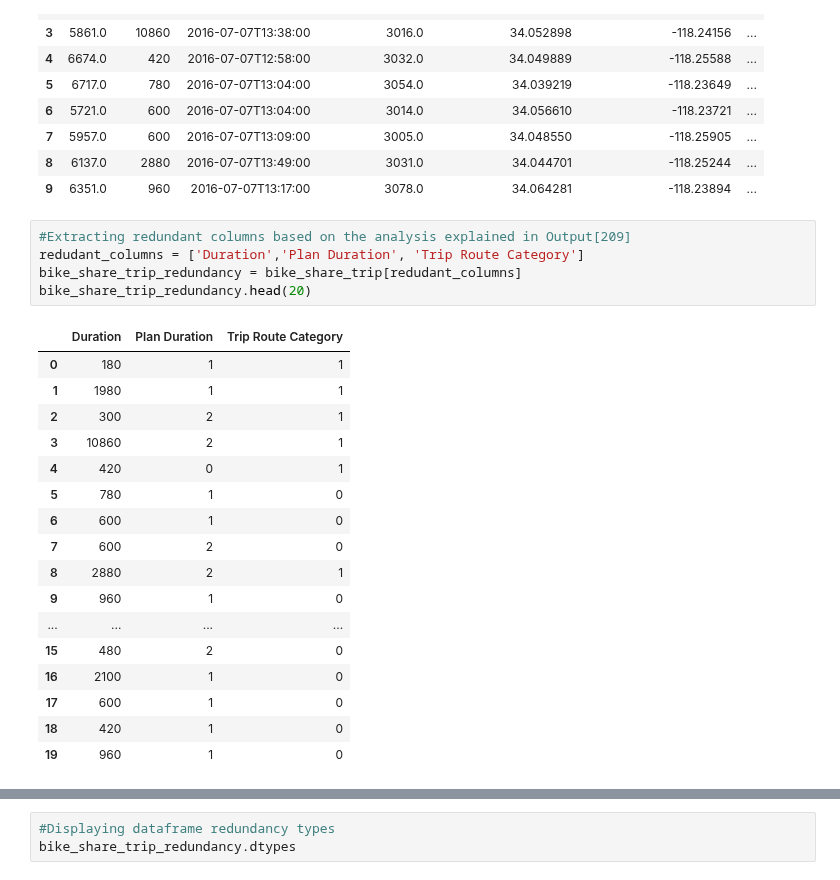
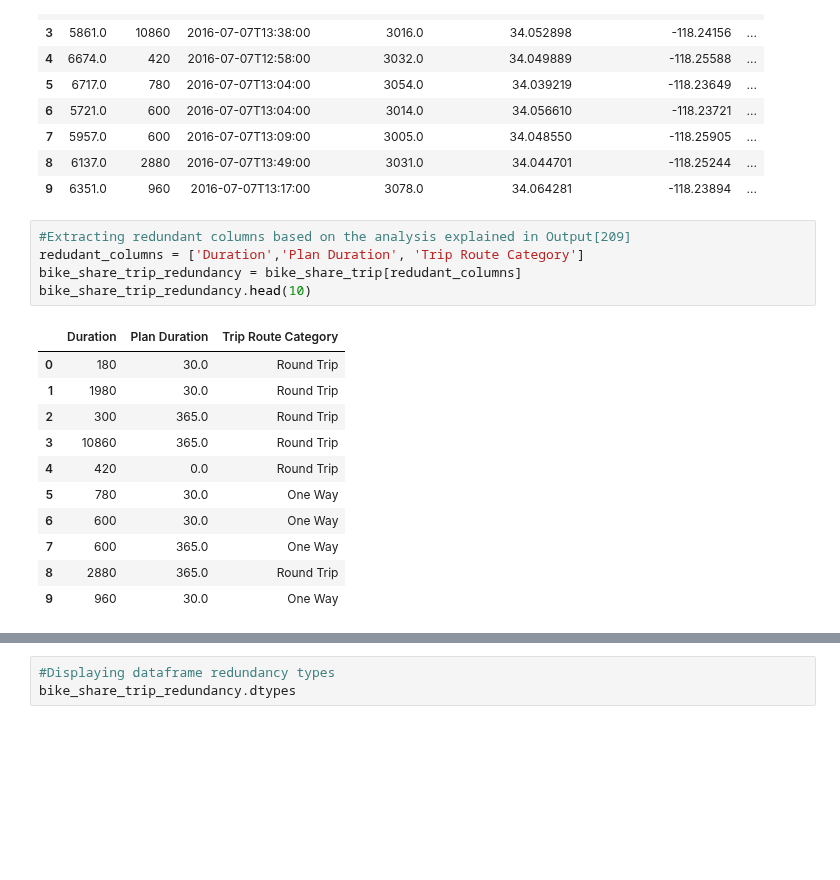
Before and after one commit to Apiquet/ADA_EPFL, a Jupyter notebook: ADA2018-Homework-master/01 - Pandas and Data Wrangling/Exercise 1.ipynb, the cells around one changed output, grey strips where cells are left out. Saved outputs shown, nothing was run; the diff lists cells and outputs as text; blank space fills up the shorter version.

```diff
--- a/ADA2018-Homework-master/01 - Pandas and Data Wrangling/Exercise 1.ipynb
+++ b/ADA2018-Homework-master/01 - Pandas and Data Wrangling/Exercise 1.ipynb
@@ -389,26 +429,20 @@ bike_share_trip.head(10)
 # %%
 #Extracting redundant columns based on the analysis explained in Output[209]
 redudant_columns = ['Duration','Plan Duration', 'Trip Route Category']
 bike_share_trip_redundancy = bike_share_trip[redudant_columns]
-bike_share_trip_redundancy.head(20)
+bike_share_trip_redundancy.head(10)
 # %% [output]
 |  | Duration | Plan Duration | Trip Route Category |
-| 0 | 180 | 1 | 1 |
-| 1 | 1980 | 1 | 1 |
-| 2 | 300 | 2 | 1 |
-| 3 | 10860 | 2 | 1 |
-| 4 | 420 | 0 | 1 |
-| 5 | 780 | 1 | 0 |
-| 6 | 600 | 1 | 0 |
-| 7 | 600 | 2 | 0 |
-| 8 | 2880 | 2 | 1 |
-| 9 | 960 | 1 | 0 |
-| ... | ... | ... | ... |
-| 15 | 480 | 2 | 0 |
-| 16 | 2100 | 1 | 0 |
-| 17 | 600 | 1 | 0 |
-| 18 | 420 | 1 | 0 |
-| 19 | 960 | 1 | 0 |
+| 0 | 180 | 30.0 | Round Trip |
+| 1 | 1980 | 30.0 | Round Trip |
+| 2 | 300 | 365.0 | Round Trip |
+| 3 | 10860 | 365.0 | Round Trip |
+| 4 | 420 | 0.0 | Round Trip |
+| 5 | 780 | 30.0 | One Way |
+| 6 | 600 | 30.0 | One Way |
+| 7 | 600 | 365.0 | One Way |
+| 8 | 2880 | 365.0 | Round Trip |
+| 9 | 960 | 30.0 | One Way |
 # %%
 #Create dataframe without redundancy
 bike_share_trip_withoutRedundancy = bike_share_trip
```
Also changed, not shown: parts of 8 cells of this notebook.
